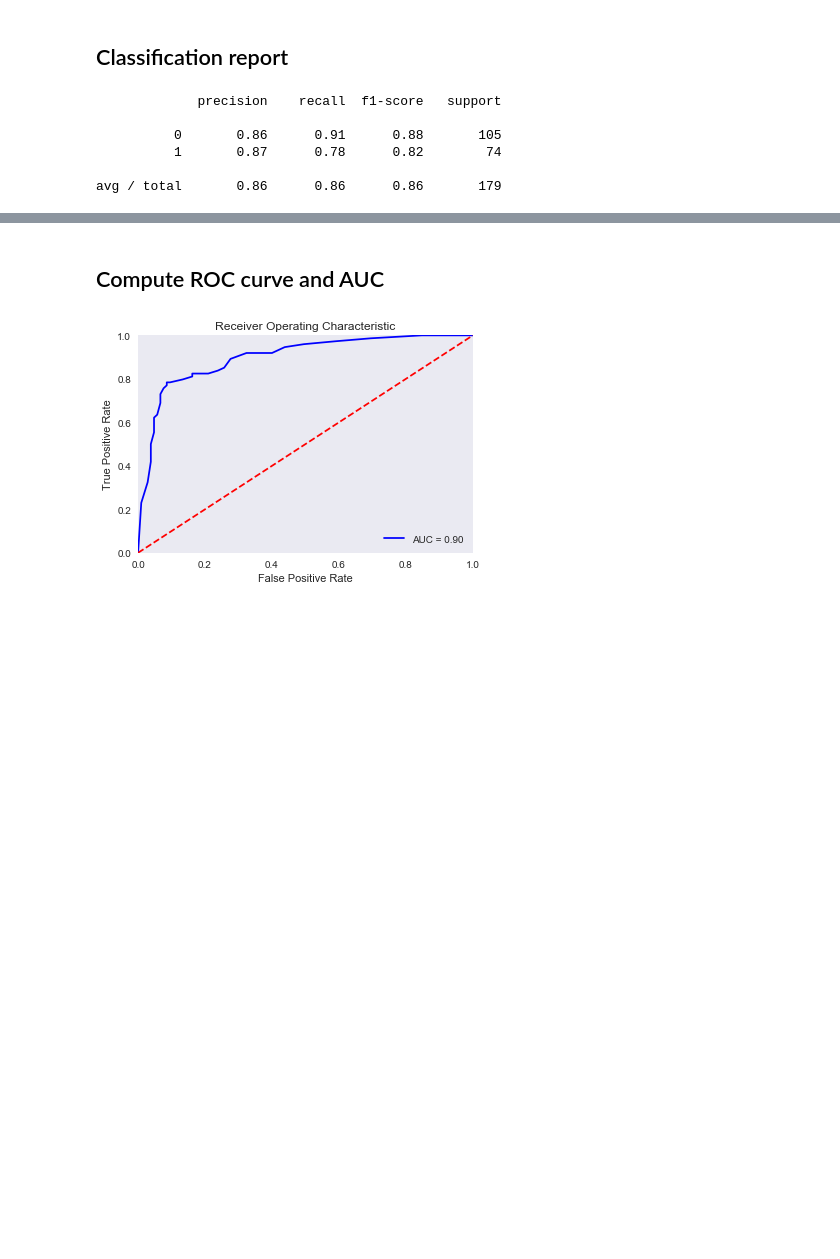
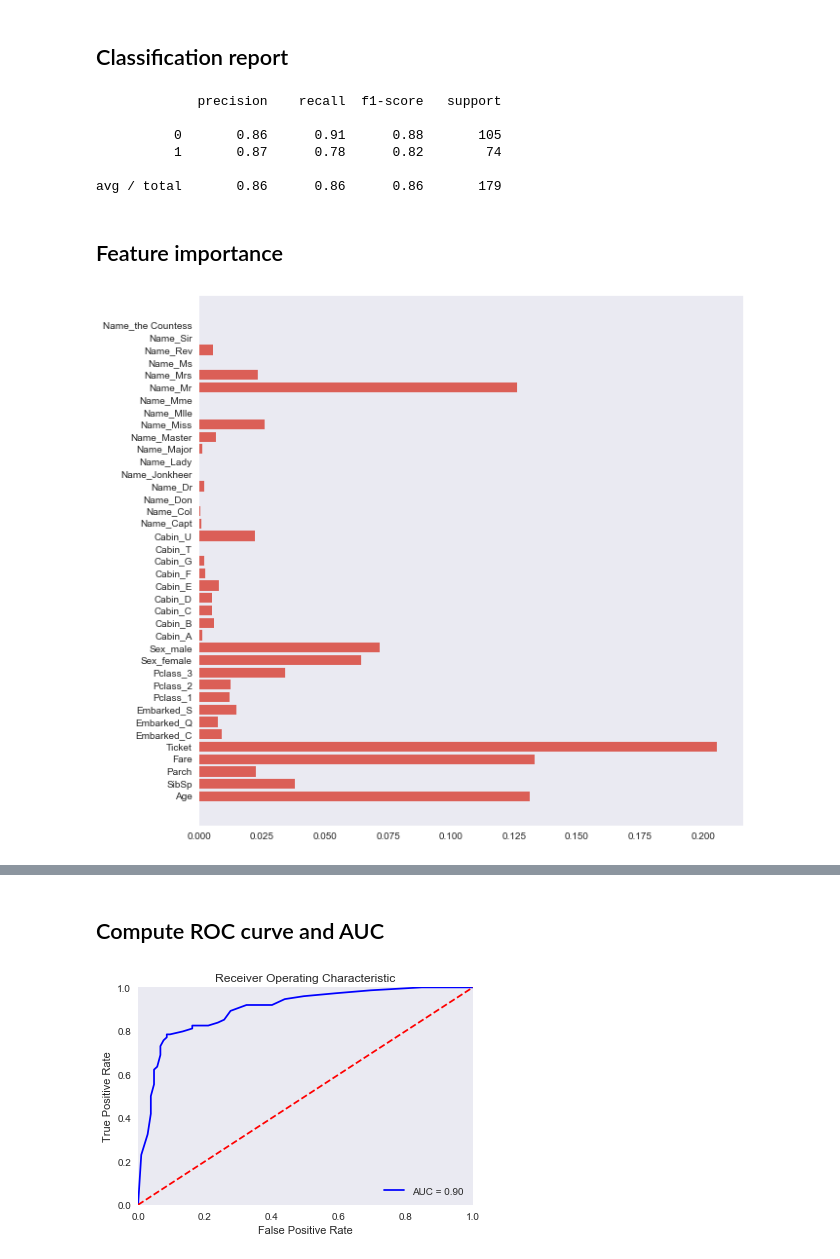
Before and after one commit to jaltez/kaggle-titanic, a Jupyter notebook: code/kaggle-titanic.ipynb, the cells around one changed output, grey strips where cells are left out. Cells and saved outputs as stored; diff of their text form; code cells hidden in the pictures; blank space fills up the shorter version.

```diff
--- a/code/titanic.ipynb
+++ b/code/kaggle-titanic.ipynb
@@ -319,3 +319,11 @@ print classification_report(y_test, y_pred)
           1       0.87      0.78      0.82        74
 
 avg / total       0.86      0.86      0.86       179
+# %% [markdown]
+## Feature importance
+# %%
+plt.figure(figsize=(10,10))
+plt.barh(range(len(clf.feature_importances_)), clf.feature_importances_, tick_label=X_test.columns.values)
+plt.show()
+# %% [output]
+[figure, added]
```
Also changed, not shown: parts of 2 cells of this notebook, 2 other files.
